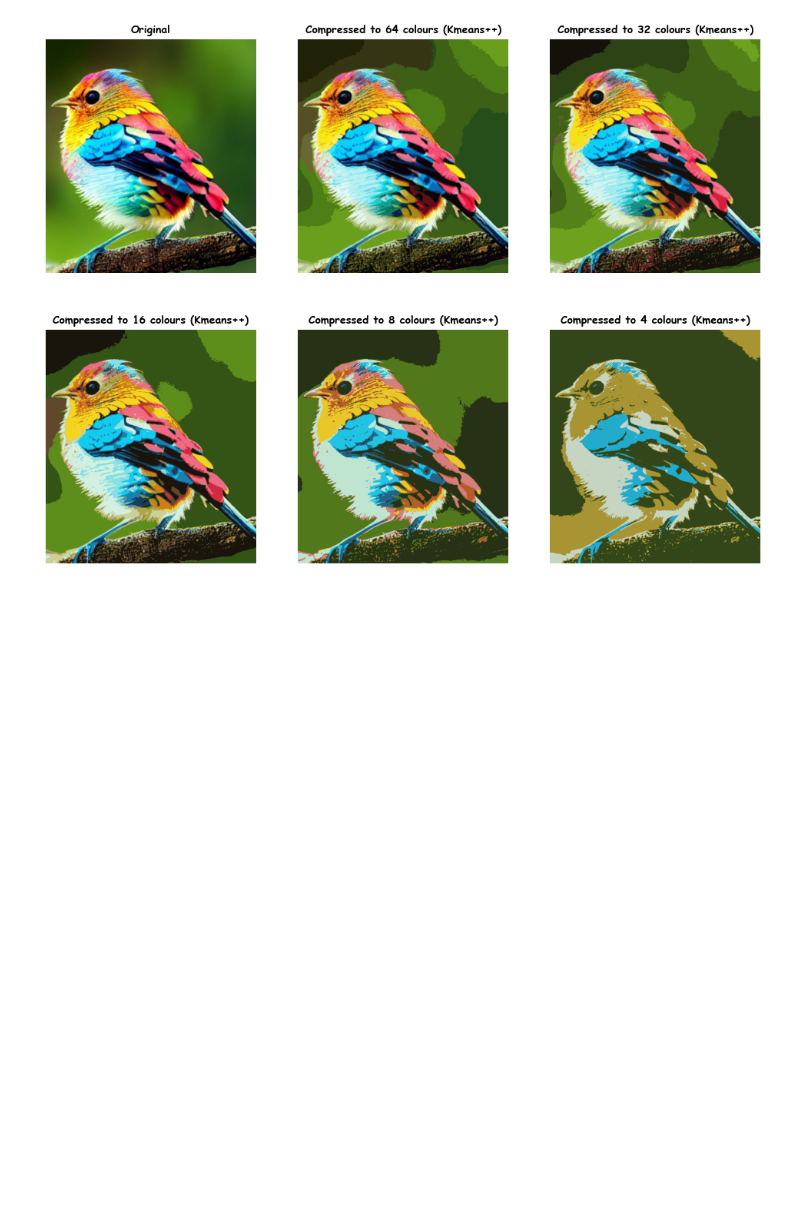
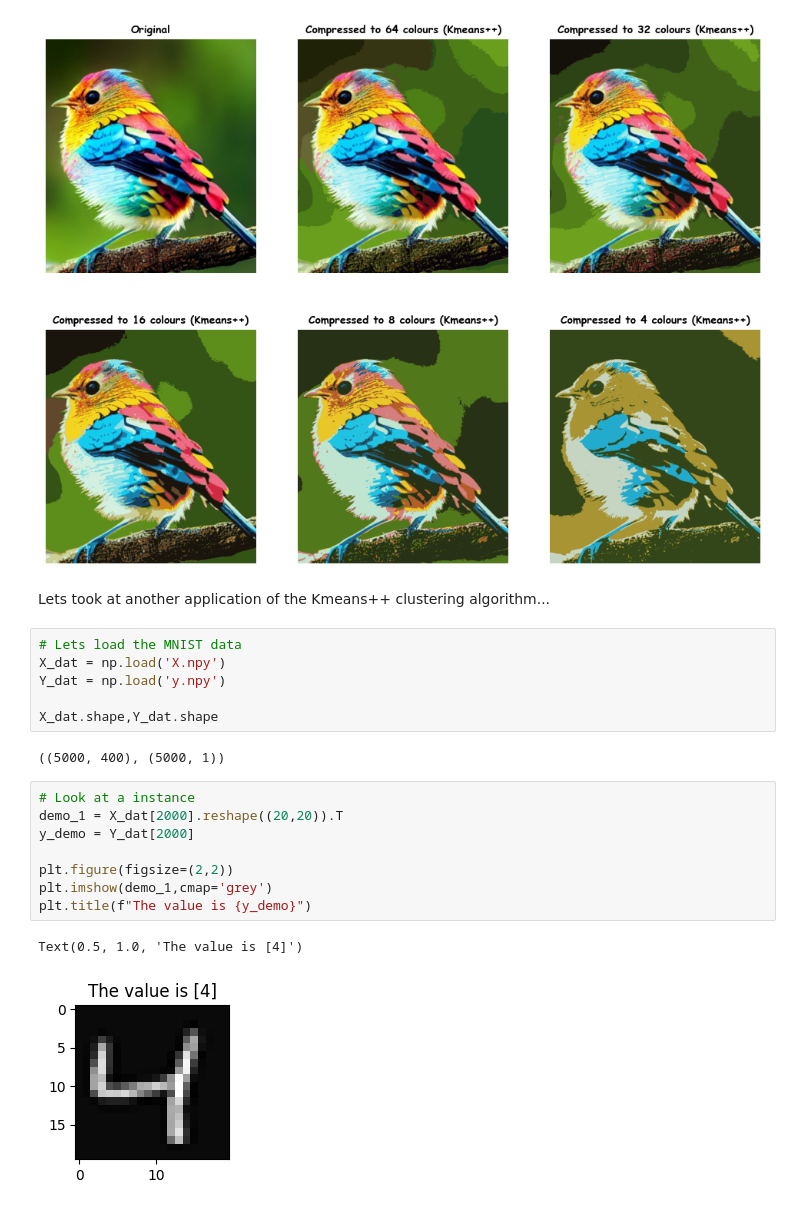
Before and after one commit to Instinct-123/UL_KMeans, a Jupyter notebook: K_means_pp.ipynb, the cells around one changed output. Drawn from its saved outputs; the diff is of its cells as text; blank space fills up the shorter version.

```diff
--- a/K_means_pp.ipynb
+++ b/K_means_pp.ipynb
@@ -539,3 +539,24 @@ plt.imshow(Comp_img_4)
 plt.show()
 # %% [output]
 [figure]
+# %% [markdown]
+Lets took at another application of the Kmeans++ clustering algorithm...
+# %%
+# Lets load the MNIST data
+X_dat = np.load('X.npy')
+Y_dat = np.load('y.npy')
+
+X_dat.shape,Y_dat.shape
+# %% [output]
+((5000, 400), (5000, 1))
+# %%
+# Look at a instance
+demo_1 = X_dat[2000].reshape((20,20)).T
+y_demo = Y_dat[2000]
+
+plt.figure(figsize=(2,2))
+plt.imshow(demo_1,cmap='grey')
+plt.title(f"The value is {y_demo}")
+# %% [output]
+Text(0.5, 1.0, 'The value is [4]')
+[figure, added]
```
Also changed, not shown: parts of 13 cells of this notebook, 2 other files.
